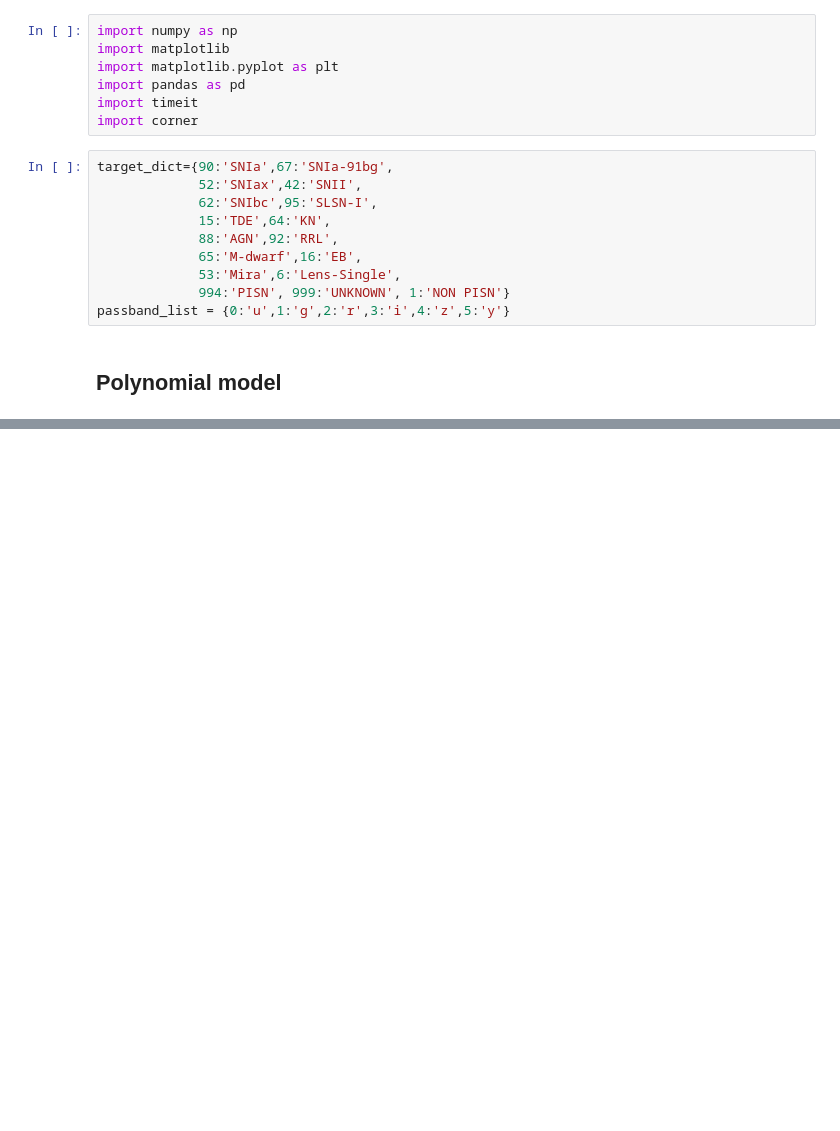
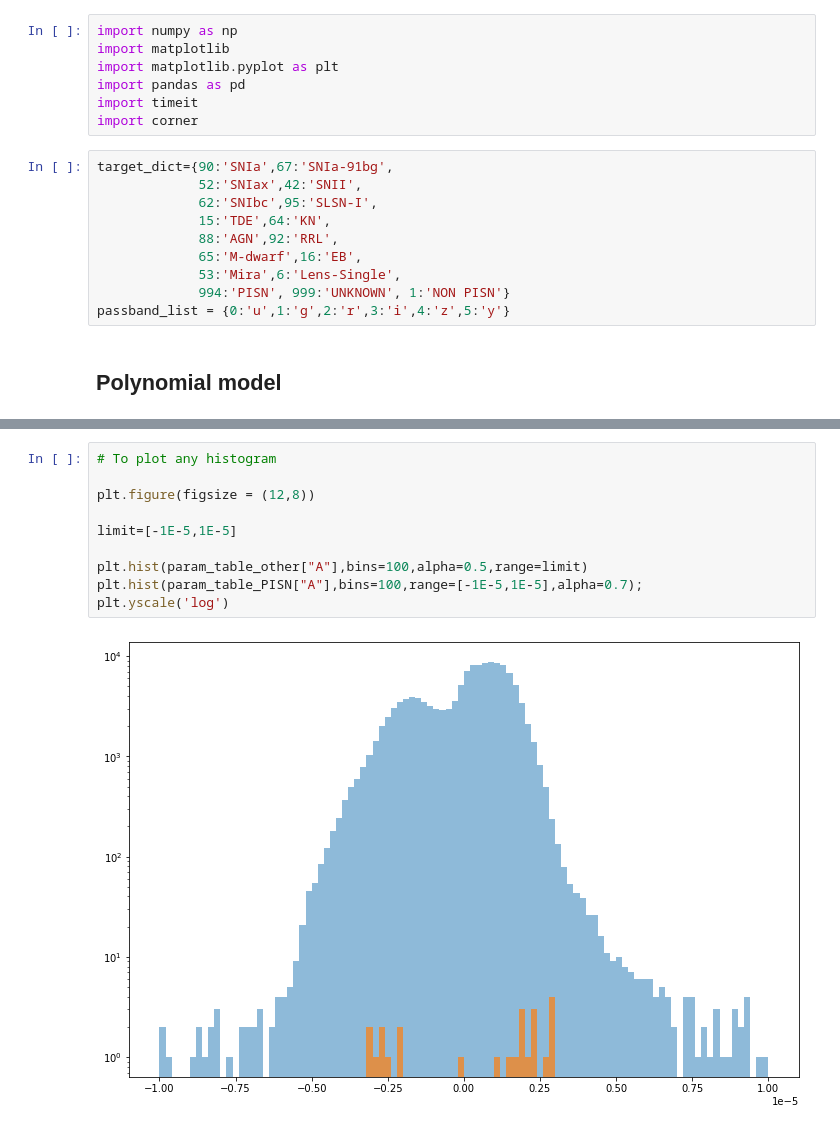
Before and after one commit to erusseil/PISN-classification, a Jupyter notebook: MachineLearning/ParamStudy.ipynb, the cells around one changed output, grey strips where cells are left out. Drawn from its saved outputs; the diff is of its cells as text; blank space fills up the shorter version.

Commit message:
Updated visualisation

```diff
--- a/MachineLearning/ParamStudy.ipynb
+++ b/MachineLearning/ParamStudy.ipynb
@@ -91,0 +80,12 @@ plt.savefig("corner_6p.png")
+# %%
+# To plot any histogram
+
+plt.figure(figsize = (12,8))
+
+limit=[-1E-5,1E-5]
+
+plt.hist(param_table_other["A"],bins=100,alpha=0.5,range=limit)
+plt.hist(param_table_PISN["A"],bins=100,range=[-1E-5,1E-5],alpha=0.7);
+plt.yscale('log')
+# %% [output]
+[figure, added]
```
Also changed, not shown: parts of 7 cells of this notebook.
